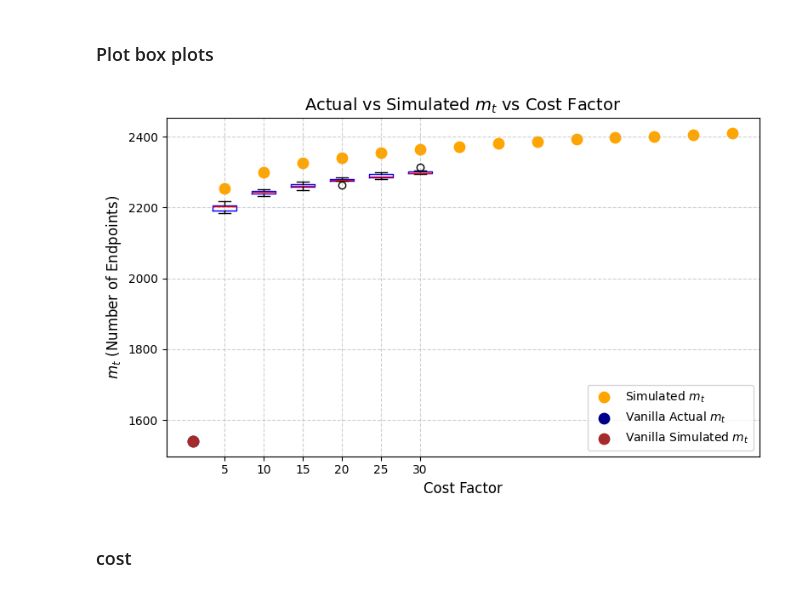
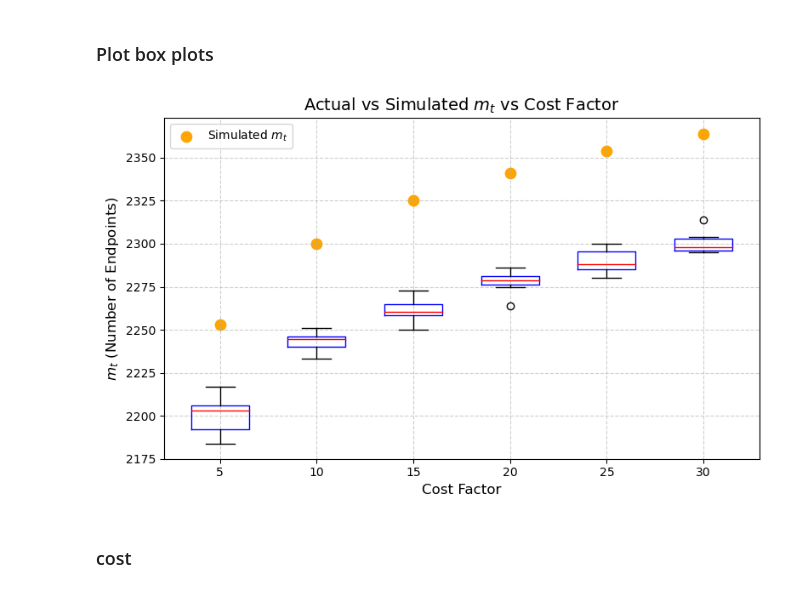
Before and after one commit to mahfuzahf/cherry-picking-reduction-functions, a Jupyter notebook: plots/higher_costs/N_16/constructing_table/plotting.ipynb, the cells around one changed output. Drawn from its saved outputs; the diff is of its cells as text; code cells hidden in the pictures.

```diff
--- a/plots/higher_costs/N_16/constructing_table/plotting.ipynb
+++ b/plots/higher_costs/N_16/constructing_table/plotting.ipynb
@@ -53,37 +53,39 @@ plt.figure(figsize=(8, 5))
 
 data = []
 for cost_factor in cost_factors:
     # open the csv file
     df_samples = pd.read_csv(f'constructed_tables/different_sp/building_table_results_cost_{cost_factor}.csv')
 
     mt_values = df_samples["actual_mt"].values
 
     # plot a box plot for this cost factor
     plt.boxplot(mt_values, positions=[cost_factor], widths=3, boxprops=dict(color="blue"), medianprops=dict(color="red"))
 
     # store the data for later use
     data.append(mt_values)
 
 # plot scatter points for simulated mt
-plt.scatter(df_building["cost_factor"], df_building["simulated_mt"], color="orange", marker="o", s=80, label="Simulated $m_t$")
+# need to get the subset of the number of boxplots done
+df_subplot = df_building.iloc[:(len(cost_factors))]
+plt.scatter(df_subplot["cost_factor"], df_subplot["simulated_mt"],    color="orange", marker="o", s=80, label="Simulated $m_t$")
 
 # plot scatter for vanilla - should make this a box plot too
-plt.scatter(1, 1541, color="darkblue", marker="o", s=80, label="Vanilla Actual $m_t$")
-plt.scatter(1, 1541, color="brown", marker="o", s=80, label="Vanilla Simulated $m_t$")
+# plt.scatter(1, 1541, color="darkblue", marker="o", s=80, label="Vanilla Actual $m_t$")
+# plt.scatter(1, 1541, color="brown", marker="o", s=80, label="Vanilla Simulated $m_t$")
 
 
 # Add labels and title
 plt.title("Actual vs Simulated $m_t$ vs Cost Factor", fontsize=14)
 plt.xlabel("Cost Factor", fontsize=12)
 plt.ylabel("$m_t$ (Number of Endpoints)", fontsize=12)
 
 plt.grid(True, linestyle="--", alpha=0.6)
 plt.legend()
 plt.tight_layout()
 
 plt.show()
 # %% [output]
-[figure, old version]
+[figure, new version]
 # %% [markdown]
 ### cost
 # %%
```
Also changed, not shown: parts of 1 cell of this notebook.
